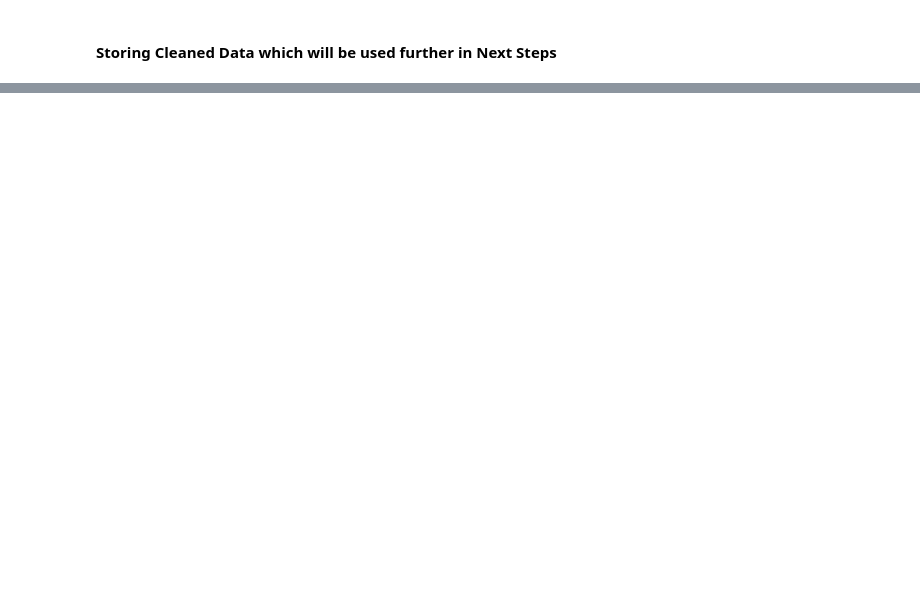
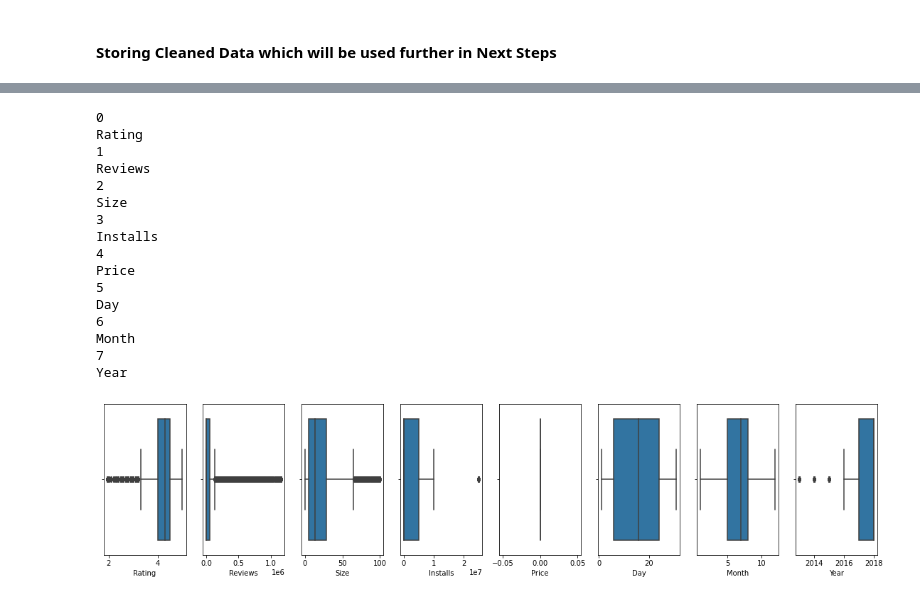
Before and after one commit to ravi0dubey/Live-Project_Google_Play_Store, a Jupyter notebook: Google_Playstore_Complete Life Cycle of the Project.ipynb, the cells around one changed output, grey strips where cells are left out. Cells and saved outputs as stored; diff of their text form; code cells hidden in the pictures; blank space fills up the shorter version.

```diff
--- a/Google_Playstore_Complete Life Cycle of the Project.ipynb
+++ b/Google_Playstore_Complete Life Cycle of the Project.ipynb
@@ -706,0 +881,27 @@ df.to_csv('google_missing_imputed.csv', index = False)
+# %%
+# Printing box plot removing outlier values
+
+plt.figure(figsize=(22,18))
+for i,col in enumerate(num_df.columns):
+    print(i)
+    print(col)
+    plt.subplot(4,9,i+1)
+    sns.boxplot(num_df[col])
+# %% [output]
+0
+Rating
+1
+Reviews
+2
+Size
+3
+Installs
+4
+Price
+5
+Day
+6
+Month
+7
+Year
+[figure, added]
```
Also changed, not shown: parts of 45 cells of this notebook.
